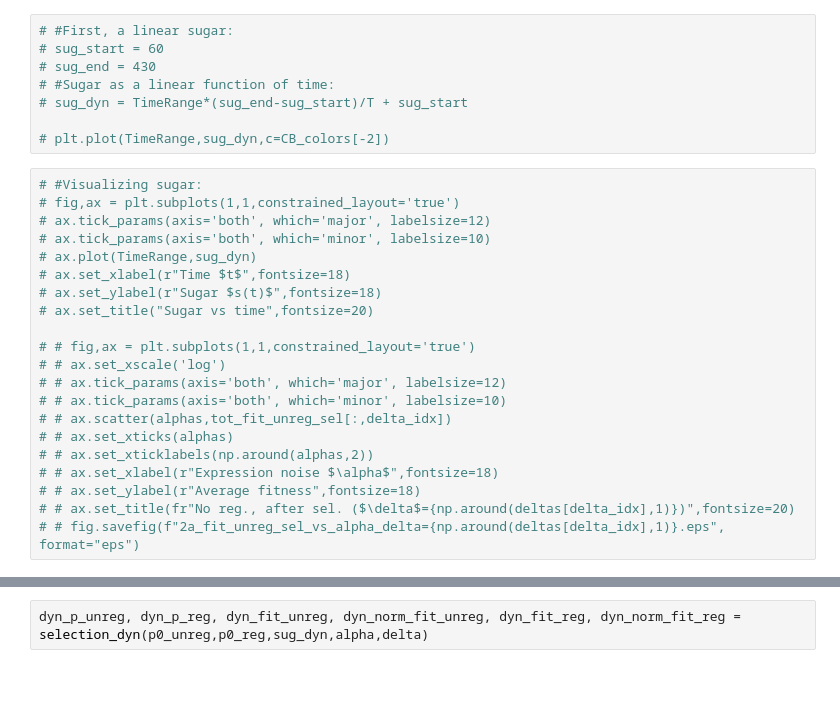
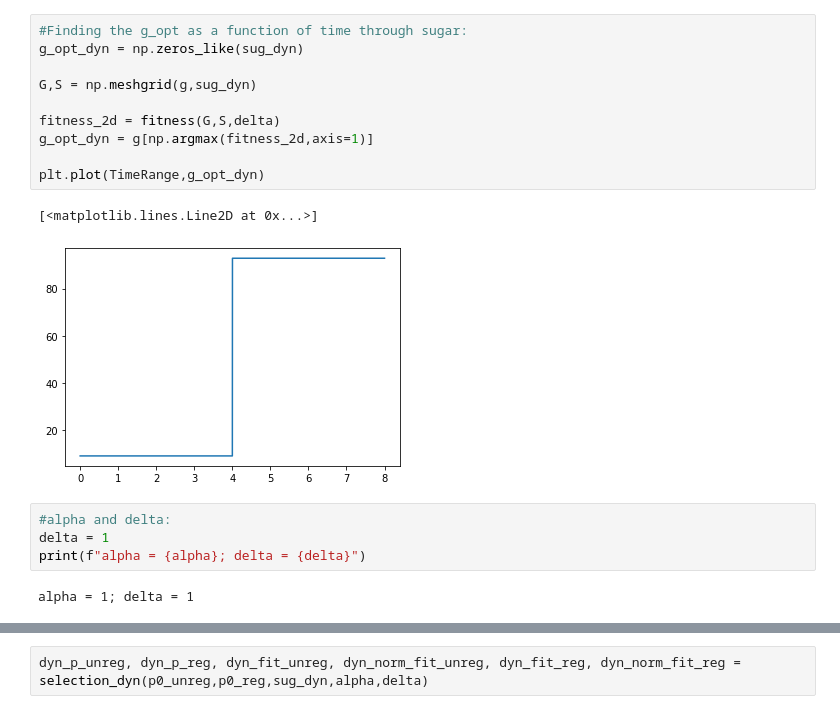
Before and after one commit to sreyam-sengupta/populations_legacy, a Jupyter notebook: 6_populations_dynamic_env.ipynb, the cells around one changed output, grey strips where cells are left out. Cells and saved outputs as stored; diff of their text form; blank space fills up the shorter version.

```diff
--- a/6_populations_dynamic_env.ipynb
+++ b/6_populations_dynamic_env.ipynb
@@ -217,29 +46,19 @@ plt.plot(TimeRange,sug_dyn,c=CB_colors[-2])
-# %%
-# #First, a linear sugar:
-# sug_start = 60
-# sug_end = 430
-# #Sugar as a linear function of time:
-# sug_dyn = TimeRange*(sug_end-sug_start)/T + sug_start
-
-# plt.plot(TimeRange,sug_dyn,c=CB_colors[-2])
-# %%
-# #Visualizing sugar:
-# fig,ax = plt.subplots(1,1,constrained_layout='true')
-# ax.tick_params(axis='both', which='major', labelsize=12)
-# ax.tick_params(axis='both', which='minor', labelsize=10)
-# ax.plot(TimeRange,sug_dyn)
-# ax.set_xlabel(r"Time $t$",fontsize=18)
-# ax.set_ylabel(r"Sugar $s(t)$",fontsize=18)
-# ax.set_title("Sugar vs time",fontsize=20)
-
-# # fig,ax = plt.subplots(1,1,constrained_layout='true')
-# # ax.set_xscale('log')
-# # ax.tick_params(axis='both', which='major', labelsize=12)
-# # ax.tick_params(axis='both', which='minor', labelsize=10)
-# # ax.scatter(alphas,tot_fit_unreg_sel[:,delta_idx])
-# # ax.set_xticks(alphas)
-# # ax.set_xticklabels(np.around(alphas,2))
-# # ax.set_xlabel(r"Expression noise $\alpha$",fontsize=18)
-# # ax.set_ylabel(r"Average fitness",fontsize=18)
-# # ax.set_title(fr"No reg., after sel. ($\delta$={np.around(deltas[delta_idx],1)})",fontsize=20)
-# # fig.savefig(f"2a_fit_unreg_sel_vs_alpha_delta={np.around(deltas[delta_idx],1)}.eps", format="eps")
+# %%
+#Finding the g_opt as a function of time through sugar:
+g_opt_dyn = np.zeros_like(sug_dyn)
+
+G,S = np.meshgrid(g,sug_dyn)
+
+fitness_2d = fitness(G,S,delta)
+g_opt_dyn = g[np.argmax(fitness_2d,axis=1)]
+
+plt.plot(TimeRange,g_opt_dyn)
+# %% [output]
+[<matplotlib.lines.Line2D at 0x...>]
+[figure, added]
+# %%
+#alpha and delta:
+delta = 1
+print(f"alpha = {alpha}; delta = {delta}")
+# %% [output]
+alpha = 1; delta = 1
```
Also changed, not shown: parts of 13 cells of this notebook, 14 other files.
